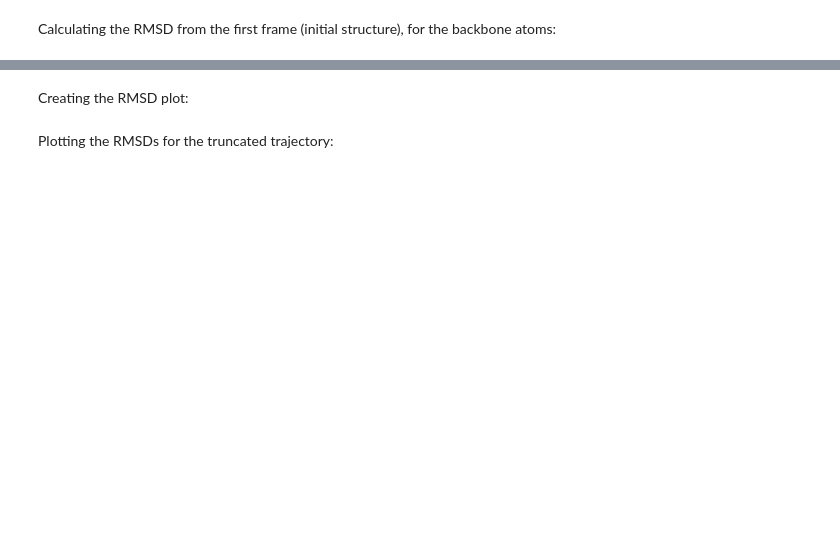
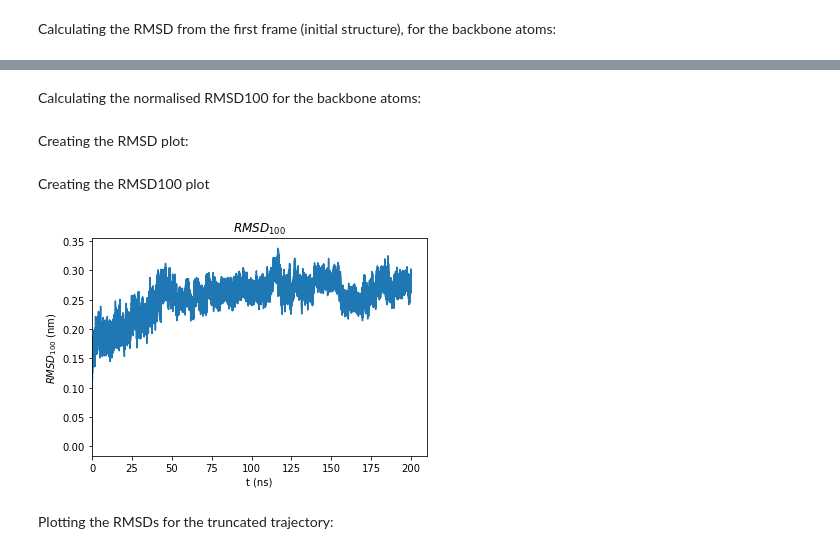
Before and after one commit to michellab/ccgbsa, a Jupyter notebook: traj-analysis.ipynb, the cells around one changed output, grey strips where cells are left out. Saved outputs shown, nothing was run; the diff lists cells and outputs as text; code cells hidden in the pictures; blank space fills up the shorter version.

Commit message:
calculations and plots of RMSD_100

```diff
--- a/traj-analysis.ipynb
+++ b/traj-analysis.ipynb
@@ -8,15 +10,15 @@ import mdtraj as md
 # %% [markdown]
 Specify working directory (where the trajectory is located and where the analysis will take place):
 # %%
-work_dir = '/home/eva/Documents/gbsa-sims/cv-sims/individual_harmonic_potentials/cvind-20/tet_L24E/GLU/'
+work_dir = '/home/eva/Documents/gbsa-sims/sims-1/CC-Hex/3r3k_T/GLH/dcd/'
 # %% [markdown]
 Specify topology directory (where the prmtop input file is stored):
 # %%
-top_dir = '/home/eva/Documents/structures/structures-obc2-ff96/tet_L24E/GLU/'
+top_dir = '/home/eva/Documents/structures/structures-gbn2-ff99SB/CC-Hex/3r3k_T/GLH/'
 # %% [markdown]
 Loading the trajectory and topology files:
 # %%
-traj = md.load(work_dir+'output.dcd', top = top_dir+'6q5i_GLU.prmtop')
+traj = md.load(work_dir+'3r3k_T_GLH_output.dcd', top = top_dir+'3r3k_T_GLH.prmtop')
 # %% [markdown]
 Excluding the first 20 ns (5000 frames):
 # %%
@@ -115,3 +146,10 @@ t = np.arange(0.0, 200.0, 0.004)
+# %% [markdown]
+Calculating the normalised RMSD100 for the backbone atoms:
+# %%
+rmsds_100 = []
+
+for rmsd in rmsds:
+    rmsds_100.append(rmsd/(1+np.log(np.sqrt(chain_number*chain_length/100))))
 # %% [markdown]
 Creating the RMSD plot:
 # %%
@@ -122,6 +160,19 @@ ax.grid()
 
 fig.savefig(work_dir+'analysis/rmsd.png')
 plt.show()
+# %% [markdown]
+Creating the RMSD100 plot
+# %%
+fig,ax = plt.subplots()
+ax.plot(t, rmsds_100)
+ax.set(xlabel='t (ns)', ylabel='$RMSD_{100}$ (nm)', title='$RMSD_{100}$')
+#ax.grid()
+ax.set_xlim([0.0, 210.0])
+
+fig.savefig(work_dir+'analysis/rmsd_100.png')
+plt.show()
+# %% [output]
+[figure, added]
 # %% [markdown]
 Plotting the RMSDs for the truncated trajectory:
 # %%
```
Also changed, not shown: parts of 27 cells of this notebook.
